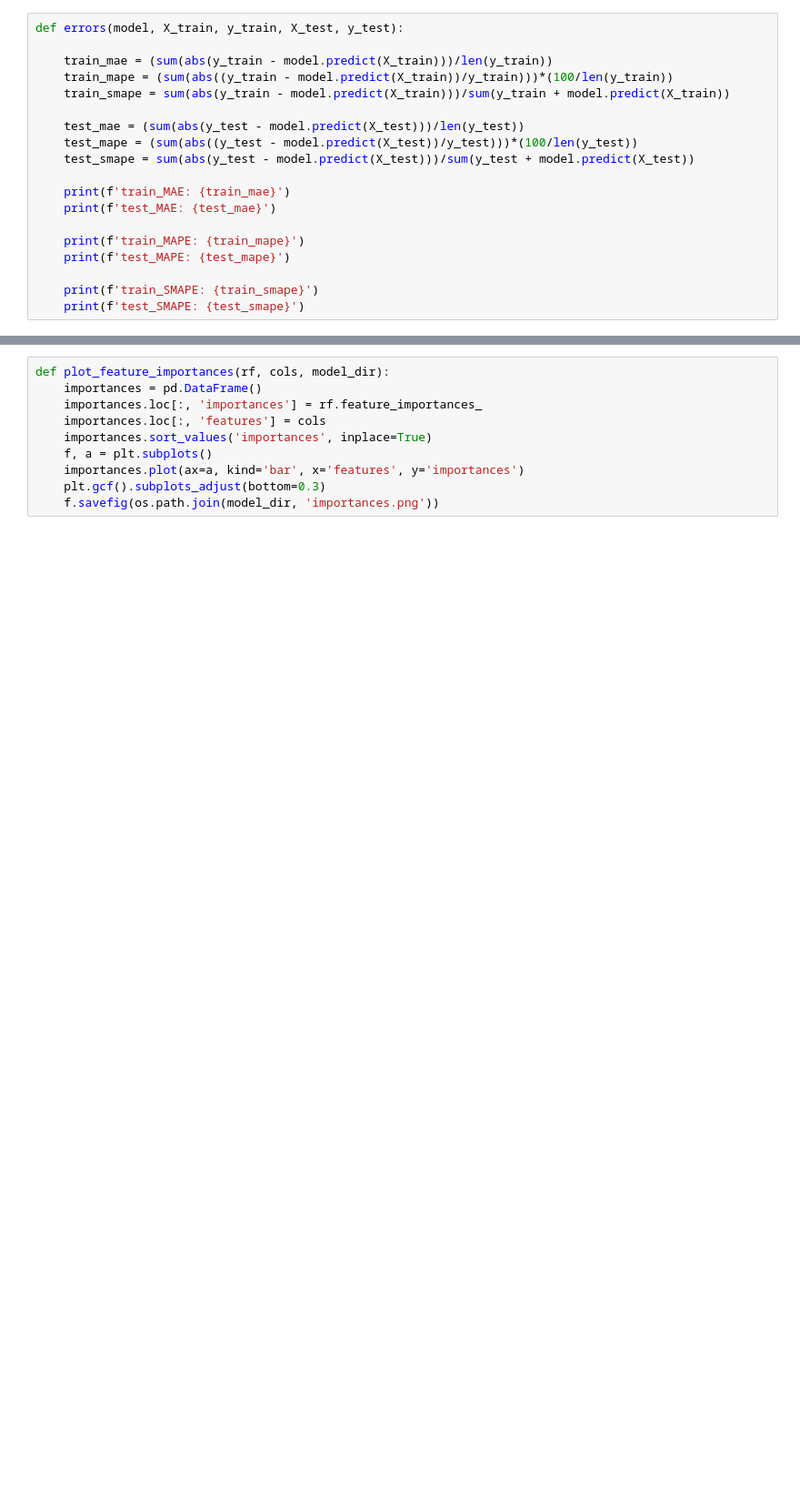
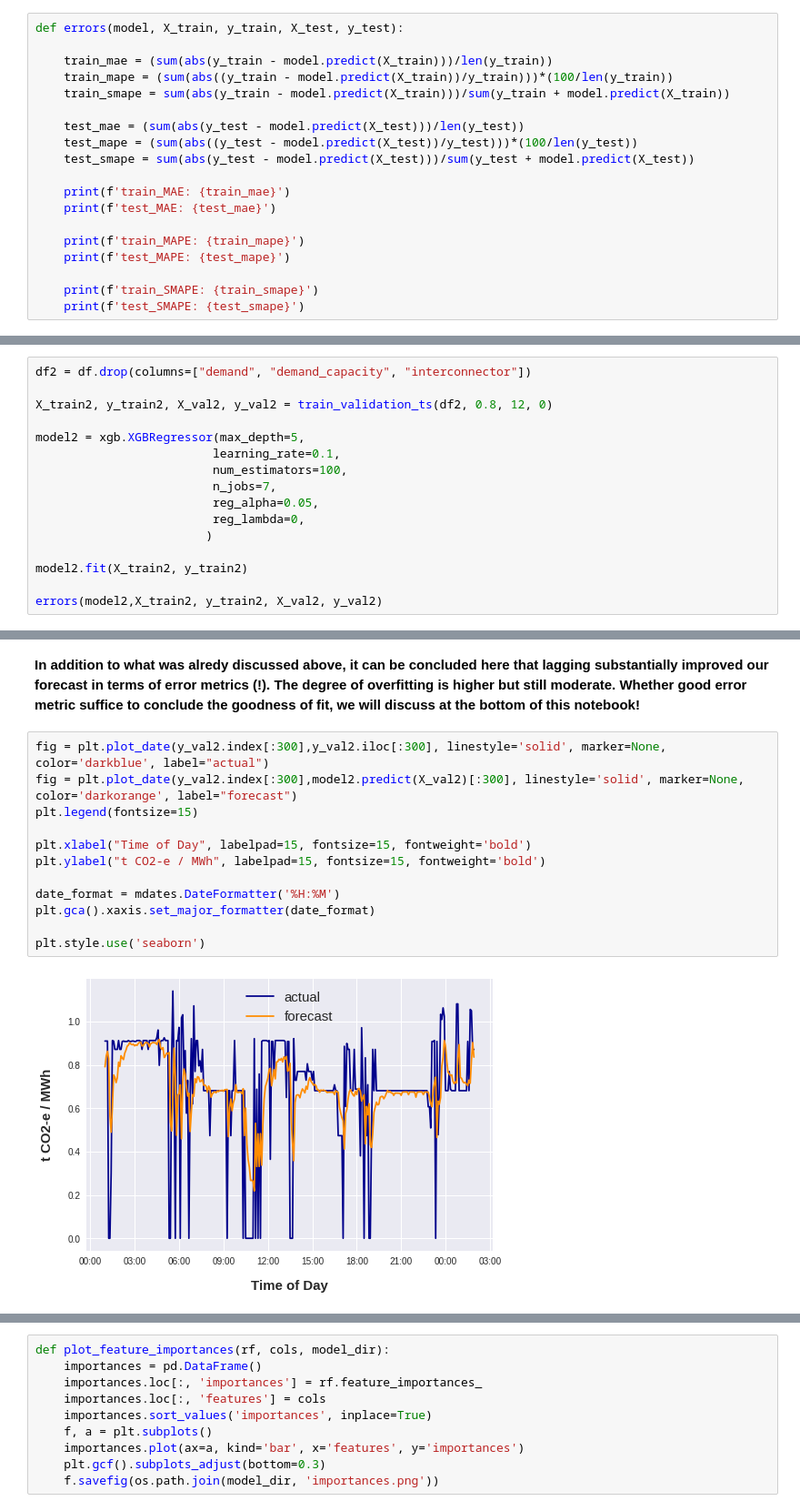
Before and after one commit to bkubsch/marginal-carbon, a Jupyter notebook: notebooks/j1a_effect_non_time_features.ipynb, the cells around one changed output, grey strips where cells are left out. Shown: that part at 91% size. Drawn from its saved outputs; the diff is of its cells as text; blank space fills up the shorter version.

```diff
--- a/notebooks/j1a_effect_non_time_features.ipynb
+++ b/notebooks/j1a_effect_non_time_features.ipynb
@@ -88,0 +149,16 @@ def errors(model, X_train, y_train, X_test, y_test):
+# %%
+df2 = df.drop(columns=["demand", "demand_capacity", "interconnector"])
+
+X_train2, y_train2, X_val2, y_val2 = train_validation_ts(df2, 0.8, 12, 0)
+
+model2 = xgb.XGBRegressor(max_depth=5,
+                         learning_rate=0.1,
+                         num_estimators=100,
+                         n_jobs=7,
+                         reg_alpha=0.05,
+                         reg_lambda=0,
+                        )
+
+model2.fit(X_train2, y_train2)
+
+errors(model2,X_train2, y_train2, X_val2, y_val2)
@@ -88,0 +173,16 @@ def errors(model, X_train, y_train, X_test, y_test):
+# %% [markdown]
+__In addition to what was alredy discussed above, it can be concluded here that lagging substantially improved our forecast in terms of error metrics (!). The degree of overfitting is higher but still moderate. Whether good error metric suffice to conclude the goodness of fit, we will discuss at the bottom of this notebook!__
+# %%
+fig = plt.plot_date(y_val2.index[:300],y_val2.iloc[:300], linestyle='solid', marker=None, color='darkblue', label="actual")
+fig = plt.plot_date(y_val2.index[:300],model2.predict(X_val2)[:300], linestyle='solid', marker=None, color='darkorange', label="forecast")
+plt.legend(fontsize=15)
+
+plt.xlabel("Time of Day", labelpad=15, fontsize=15, fontweight='bold')
+plt.ylabel("t CO2-e / MWh", labelpad=15, fontsize=15, fontweight='bold')
+
+date_format = mdates.DateFormatter('%H:%M')
+plt.gca().xaxis.set_major_formatter(date_format)
+
+plt.style.use('seaborn')
+# %% [output]
+[figure, added]
```
Also changed, not shown: parts of 39 cells of this notebook, 3 other files.
